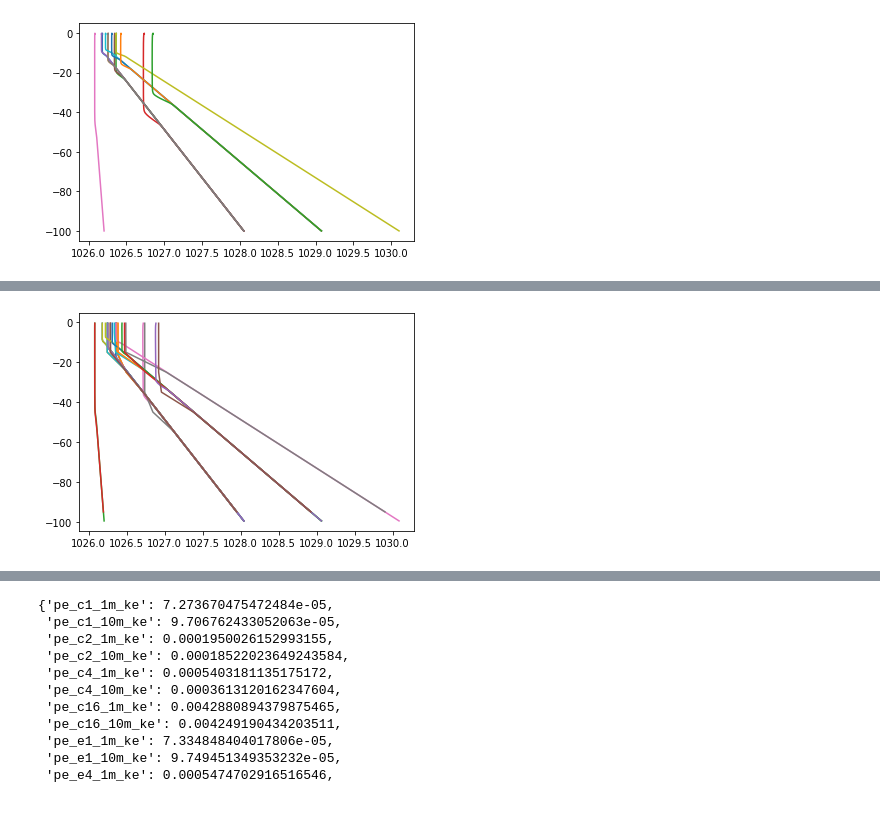
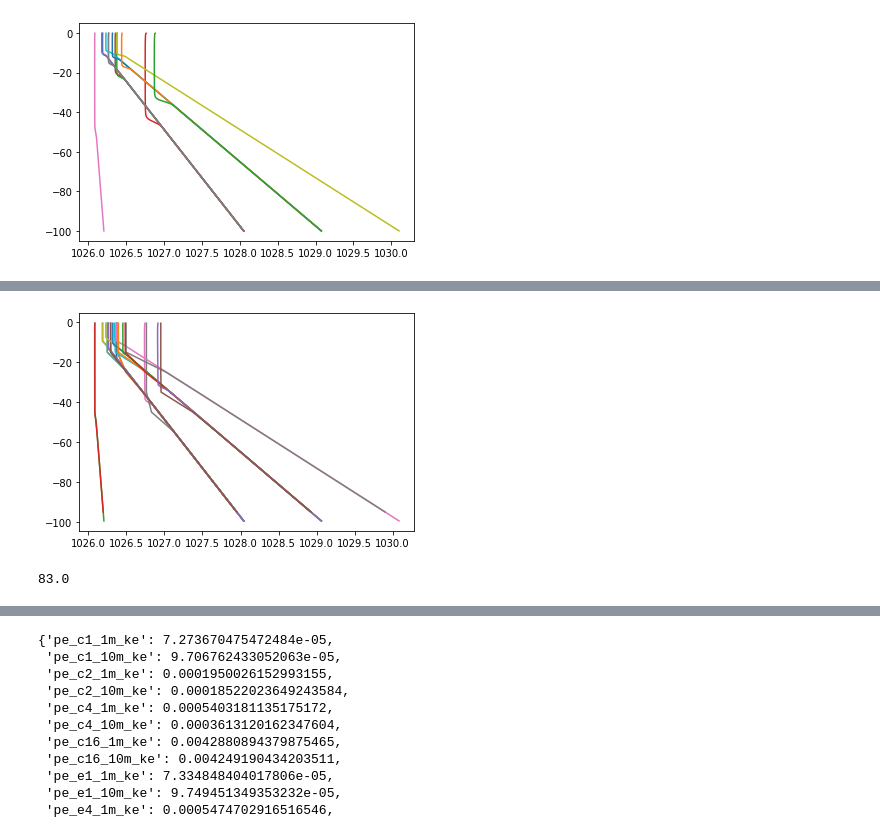
Before and after one commit to ChanJeunlam/cvmix_analysis_1, a Jupyter notebook: alternative_PE-LES_ADC_KPP_KE.ipynb, the cells around one changed output, grey strips where cells are left out. Saved outputs shown, nothing was run; the diff lists cells and outputs as text; code cells hidden in the pictures.

```diff
--- a/alternative_PE-LES_ADC_KPP_KE.ipynb
+++ b/alternative_PE-LES_ADC_KPP_KE.ipynb
@@ -56,7 +98,7 @@ def pot_energy2_10monly(temperature_0,temperature_t,salinity_0,salinity_t,depth,
 # time step
 t = 95  # as KPP and KE have 95 hrs of data stratibg from zero
 # range of time for averaging
-t1 = t-24
+t1 = t-12
 
 # LES
 #path_les="/Users/amrapalli/runs/cvmix/cvmix_analysis/les/"
@@ -96,11 +138,11 @@ for fn in file_names:
         fn = fn.replace("T1S", "t1s")
         dtdz=0.05; dsdz=-0.025
     #print(fn,dtdz,dsdz)
-    results_les[f"pe_{fn}_les"] = pot_energy2_10monly(les.variables["temp"][0,:-1],
-                                              np.nanmean(les.variables["temp"][t1:t,:-1],axis=0),
-                                              les.variables["salt"][0,:-1],
-                                              np.nanmean(les.variables["salt"][t1:t,:-1],axis=0),
-                                              les.variables['zm'][:-1],
+    results_les[f"pe_{fn}_les"] = pot_energy2(les.variables["temp"][0,:],
+                                              np.nanmean(les.variables["temp"][t1:t,:],axis=0),
+                                              les.variables["salt"][0,:],
+                                              np.nanmean(les.variables["salt"][t1:t,:],axis=0),
+                                              les.variables['zm'][:],
                                               dtdz,
                                               dsdz)
 #results_les
@@ -148,11 +190,11 @@ for fn in file_names:
             dtdz=0.05; dsdz=-0.025
 
         # compute pot
-        results_adc[f"pe_{fn}_{n}m"] = pot_energy2_10monly(mf.variables["temperature"][0,0,:-1],
-                                                   np.nanmean(mf.variables["temperature"][t1:t,0,:-1],axis=0),
-                                                   mf.variables["salinity"][0,0,:-1],
-                                                  np.nanmean(mf.variables["salinity"][t1:t,0,:-1],axis=0),
-                                                  fh.variables['zMid'][0,0,:-1],
+        results_adc[f"pe_{fn}_{n}m"] = pot_energy2_10monly(mf.variables["temperature"][0,0,:],
+                                                   np.nanmean(mf.variables["temperature"][t1:t,0,:],axis=0),
+                                                   mf.variables["salinity"][0,0,:],
+                                                  np.nanmean(mf.variables["salinity"][t1:t,0,:],axis=0),
+                                                  fh.variables['zMid'][0,0,:],
                                                   dtdz,
                                                   dsdz)
 #results_adc
@@ -346,25 +386,25 @@ relative_errors_adc = {}
 # cooling
 for les in [1, 2, 4, 16]:
     for adc in [1, 2, 5, 10]:
-        numerator = results_les[f"pe_c{les}_les"] - results_adc[f"pe_c{les}_{adc}m"]
+        numerator =  results_adc[f"pe_c{les}_{adc}m"]-results_les[f"pe_c{les}_les"]
         relative_errors_adc[f"c{les}_{adc}m"] = numerator/results_les[f"pe_c{les}_les"]
 
 #  Evap
 for les in [1, 4]:
     for adc in [1, 2, 5, 10]:
-        numerator = results_les[f"pe_e{les}_les"] - results_adc[f"pe_e{les}_{adc}m"]
+        numerator =  results_adc[f"pe_e{les}_{adc}m"]-results_les[f"pe_e{les}_les"]
         relative_errors_adc[f"e{les}_{adc}m"] = numerator/results_les[f"pe_e{les}_les"]
 
 #  Strat
 for les in [1, 10, 20]:
     for adc in [1, 2, 5, 10]:
-        numerator = results_les[f"pe_s{les}_les"] - results_adc[f"pe_s{les}_{adc}m"]
+        numerator =  results_adc[f"pe_s{les}_{adc}m"]-results_les[f"pe_s{les}_les"]
         relative_errors_adc[f"s{les}_{adc}m"] = numerator/results_les[f"pe_s{les}_les"]
 
 #  T1S
 for les in [0, 1, 3, 15]:
     for adc in [1, 2, 5, 10]:
-        numerator = results_les[f"pe_t1s{les}_les"] - results_adc[f"pe_t1s{les}_{adc}m"]
+        numerator =   results_adc[f"pe_t1s{les}_{adc}m"]-results_les[f"pe_t1s{les}_les"]
         relative_errors_adc[f"t1s{les}_{adc}m"] = numerator/results_les[f"pe_t1s{les}_les"]
 # %%
 plt.figure(figsize=(7,4))
@@ -442,8 +481,8 @@ Text(0.5, 0.98, 'ADC')
 # %%
 t=380 #95 hr
 #t=360 #90 hr
-t1=t-1 #83 hr # 12 hr avg
-t1=288
+#t1=288  #72 hr  % for 24 hr avg
+t1=332  #83 hr # for 12 hr avg
 #kpp
 path_kpp="/Users/amrapallig/run/cvmix_analysis/les/KPP-CVMix/"
 
@@ -470,34 +509,38 @@ for fn in file_names:
         if "10" in fn:
             dtdz=0.1; dsdz=0.0
         elif "1" in fn:
             dtdz=0.01; dsdz=0.0
         elif "20" in fn:
             dtdz=0.2; dsdz=0.0
         else:
             print("error",fn)
     if "T1S" in fn:
         fn = fn.replace("T1S", "t1s")
         dtdz=0.05; dsdz=-0.025
 
 
     # compute pot
     results_kpp[f"pe_{fn}_1m_kpp"] = pot_energy2_10monly(np.flip(mf1m.variables["temp"][0,:,0,0]),
                                              np.flip(np.nanmean(mf1m.variables["temp"][t1:t,:,0,0],axis=0)),
                                              np.flip(mf1m.variables["salt"][0,:,0,0]),
                                              np.flip(np.nanmean(mf1m.variables["salt"][t1:t,:,0,0],axis=0)),
                                              np.flip( mf1m.variables['z'][0,:,0,0]),
                                              dtdz,
                                              dsdz)
     results_kpp[f"pe_{fn}_10m_kpp"] = pot_energy2_10monly(np.flip(mf10m.variables["temp"][0,:,0,0]),
                                              np.flip(np.nanmean(mf10m.variables["temp"][t1:t,:,0,0],axis=0)),
                                              np.flip(mf10m.variables["salt"][0,:,0,0]),
                                              np.flip(np.nanmean(mf10m.variables["salt"][t1:t,:,0,0],axis=0)),
                                              np.flip(mf10m.variables['z'][0,:,0,0]),
                                              dtdz,
                                              dsdz)
 #results_kpp
 # %% [output]
-[figure, old version]
+[figure, new version]
+# %%
+mf1m.variables["time"][332]/3600
+# %% [output]
+83.0
 # %%
 relative_errors_kpp = {}
 
```
Also changed, not shown: parts of 12 cells of this notebook, 10 other files.
